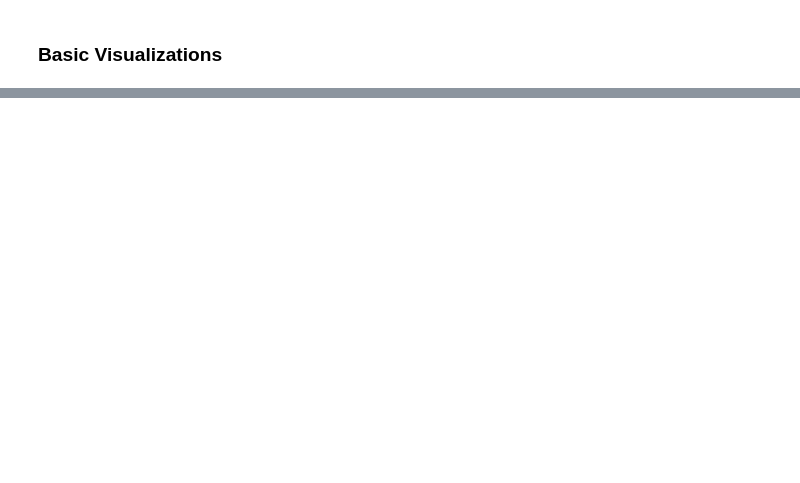
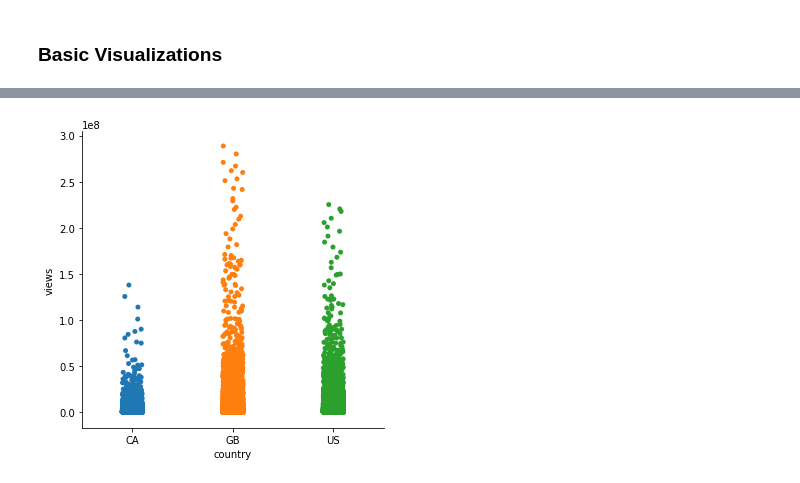
Before and after one commit to raklives/personal-projects, a Jupyter notebook: Trending_stories.ipynb, the cells around one changed output, grey strips where cells are left out. Cells and saved outputs as stored; diff of their text form; code cells hidden in the pictures; blank space fills up the shorter version.

```diff
--- a/Trending_stories.ipynb
+++ b/Trending_stories.ipynb
@@ -343,0 +372,4 @@ countries.head()
+# %%
+sns.catplot(x='country', y='views', data=countries);
+# %% [output]
+[figure, added]
```
Also changed, not shown: parts of 18 cells of this notebook.
